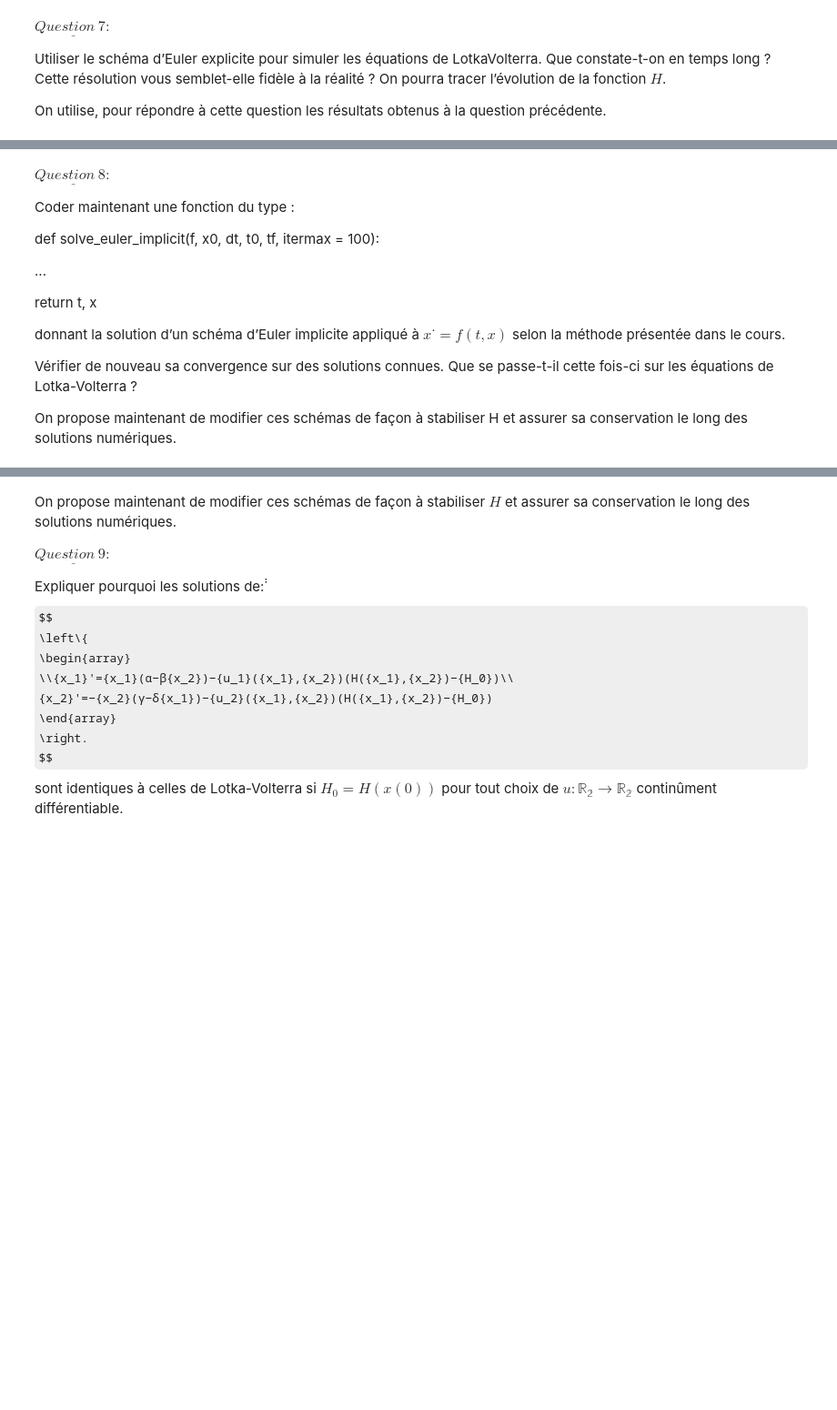
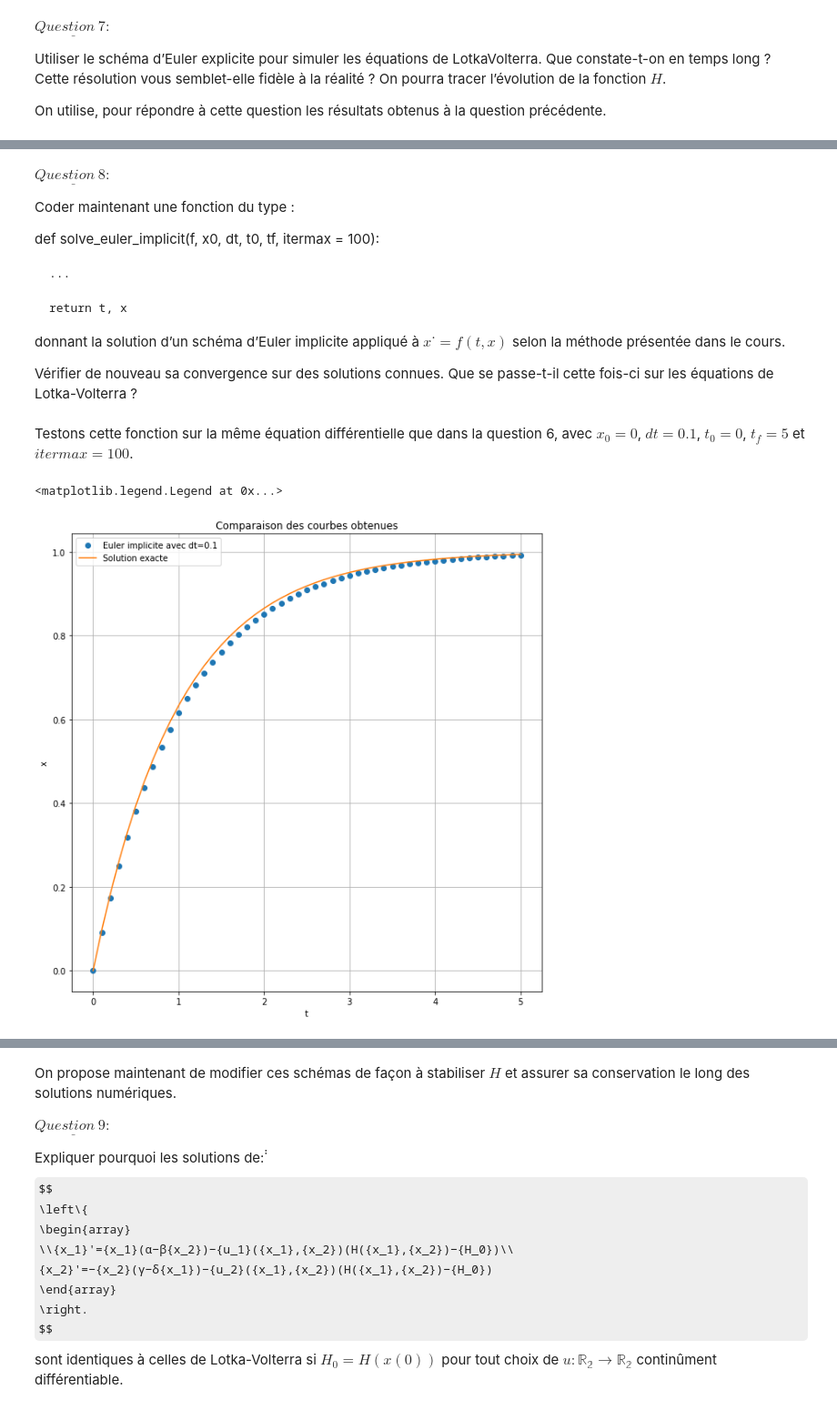
Before and after one commit to maellethaller/projet-numerique-2, a Jupyter notebook: projet.ipynb, the cells around one changed output, grey strips where cells are left out. Shown at 91% size. Cells and saved outputs as stored; diff of their text form; code cells hidden in the pictures; some formulas as TeX source; blank space fills up the shorter version.

```diff
--- a/projet.ipynb
+++ b/projet.ipynb
@@ -458,14 +453,45 @@ Coder maintenant une fonction du type :
 
 def solve_euler_implicit(f, x0, dt, t0, tf, itermax = 100):
 
-...
+    ...
 
-return t, x
+    return t, x
 
 donnant la solution d’un schéma d’Euler implicite appliqué à $x˙ = f(t, x)$ selon la méthode présentée dans le cours.
 
 Vérifier de nouveau sa convergence sur des solutions connues. Que se passe-t-il cette fois-ci sur les
 équations de Lotka-Volterra ?
-
-On propose maintenant de modifier ces schémas de façon à stabiliser H et assurer
-sa conservation le long des solutions numériques.
+# %%
+def solve_euler_implicit(f, x0, dt, t0, tf, itermax = 100):
+    xj = x0
+    tj = t0
+    (n,a)=np.shape(x0)
+    N = int(np.ceil((tf - t0) / dt))   #N est le nombre de fois qu'on va répéter la méthode
+    x = np.zeros((N+1,n))
+    x[0] = x0.T
+    (t,x1) = solve_euler_explicit(f, x0, dt, t0, tf)
+    for j in range(N):
+        xi = x1.T[j] + dt* f(t[j], x1.T[j])                 #xi=xj+1,0
+        def F(a):
+            return x[j]+dt*f(t[j+1],a)
+        for k in range(itermax):
+            xi= F(xi)                #xi=xj+1,k
+        x[j+1]=xi
+    x=x.T
+    return t, x
+# %% [markdown]
+Testons cette fonction sur la même équation différentielle que dans la question 6, avec ${x_0}=0$, $dt=0.1$, ${t_0}=0$, ${t_f}=5$ et $itermax=100$.
+# %%
+(t,xa) = solve_euler_implicit(f, np.array([[0]]), 0.1, 0, 5, 100)
+x=xa[0]
+y = [1-exp(-a) for a in t]
+plt.title("Comparaison des courbes obtenues")
+plt.xlabel('t')
+plt.ylabel('x')
+plt.grid(True)
+plt.plot(t,x,'o', label="Euler implicite avec dt=0.1")
+plt.plot(t,y, label="Solution exacte")
+plt.legend()
+# %% [output]
+<matplotlib.legend.Legend at 0x...>
+[figure, added]
```
Also changed, not shown: parts of 8 cells of this notebook.
